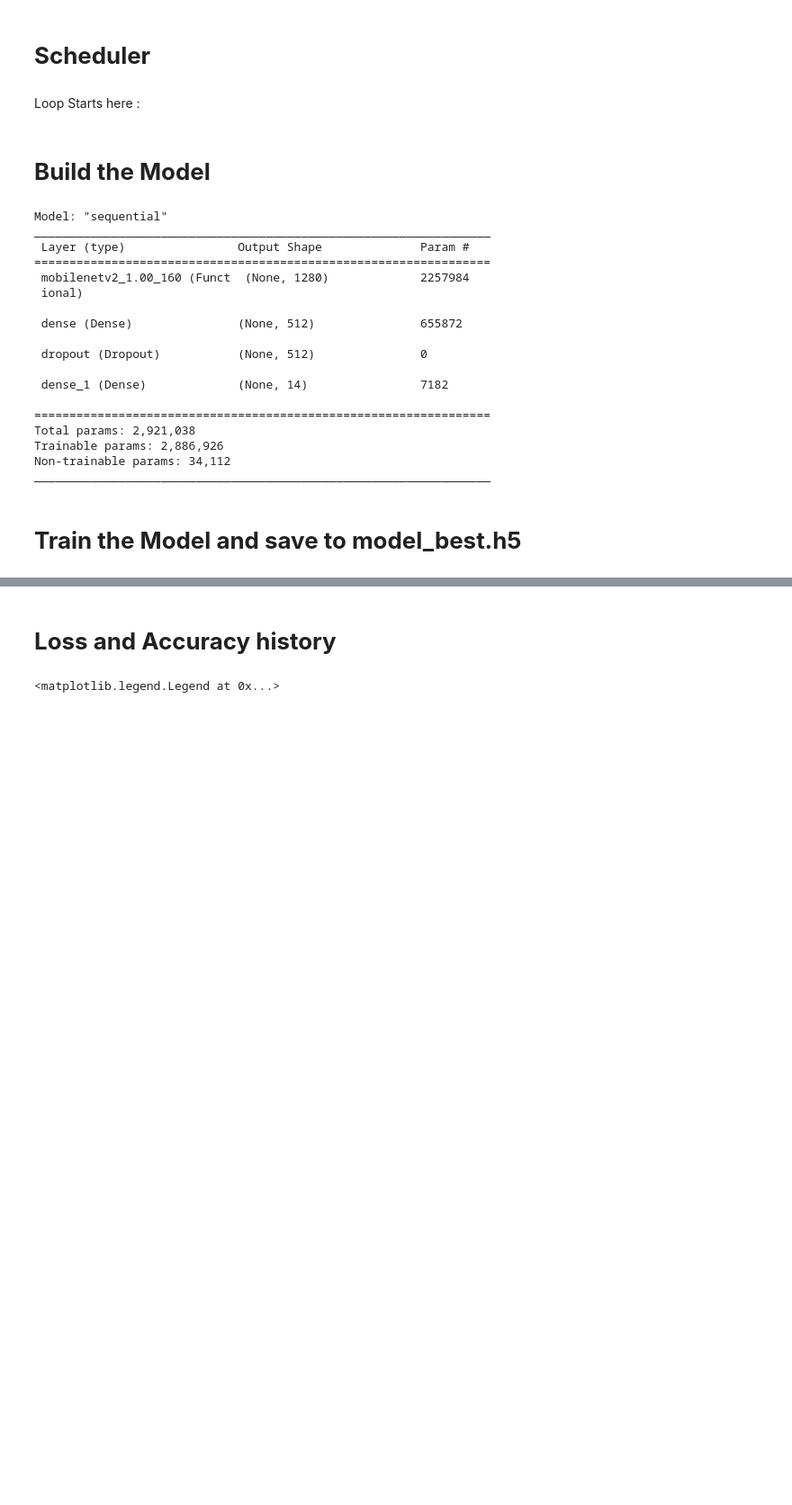
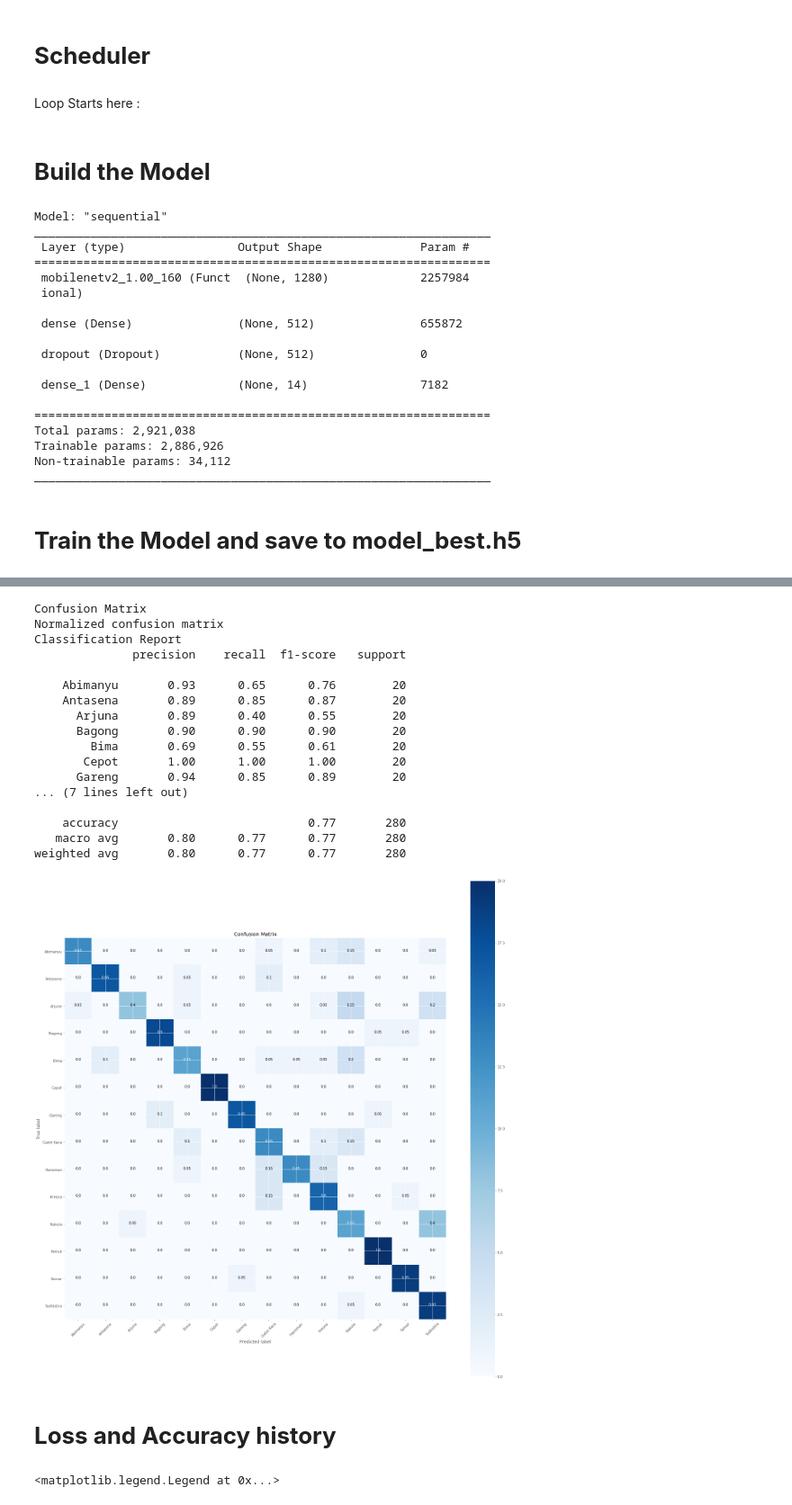
Before and after one commit to C22-PS292/Lakon, a Jupyter notebook: MachineLearning/Model.ipynb, the cells around one changed output, grey strips where cells are left out. Shown at 90% size. Cells and saved outputs as stored; diff of their text form; code cells hidden in the pictures; blank space fills up the shorter version.

Commit message:
added confusion matrix

```diff
--- a/MachineLearning/Model.ipynb
+++ b/MachineLearning/Model.ipynb
@@ -217,3 +227,78 @@ Epoch 100/100
+# %%
+#Plot the confusion matrix. Set Normalize = True/False
+
+def plot_confusion_matrix(cm, classes, normalize=True, title='Confusion matrix', cmap=plt.cm.Blues):
+    """
+    This function prints and plots the confusion matrix.
+    Normalization can be applied by setting `normalize=True`.
+    """
+    plt.figure(figsize=(20,20))
+
+    plt.imshow(cm, interpolation='nearest', cmap=cmap)
+    plt.title(title)
+    plt.colorbar()
+
+    tick_marks = np.arange(len(classes))
+    plt.xticks(tick_marks, classes, rotation=45)
+    plt.yticks(tick_marks, classes)
+
+    if normalize:
+        cm = cm.astype('float') / cm.sum(axis=1)[:, np.newaxis]
+        cm = np.around(cm, decimals=2)
+        cm[np.isnan(cm)] = 0.0
+        print("Normalized confusion matrix")
+    else:
+        print('Confusion matrix, without normalization')
+    thresh = cm.max() / 2.
+    for i, j in itertools.product(range(cm.shape[0]), range(cm.shape[1])):
+        plt.text(j, i, cm[i, j],
+                 horizontalalignment="center",
+                 color="white" if cm[i, j] > thresh else "black")
+    plt.tight_layout()
+    plt.ylabel('True label')
+    plt.xlabel('Predicted label')
+
+#Print the Target names
+from sklearn.metrics import classification_report, confusion_matrix
+import itertools
+#shuffle=False
+
+target_names = []
+for key in valid_generator.class_indices:
+    target_names.append(key)
+
+# print(target_names)
+
+#Confution Matrix
+
+Y_pred = model.predict_generator(valid_generator)
+y_pred = np.argmax(Y_pred, axis=1)
+print('Confusion Matrix')
+cm = confusion_matrix(valid_generator.classes, y_pred)
+plot_confusion_matrix(cm, target_names, title='Confusion Matrix')
+
+#Print Classification Report
+print('Classification Report')
+print(classification_report(valid_generator.classes, y_pred, target_names=target_names))
+# %% [output]
+Confusion Matrix
+Normalized confusion matrix
+Classification Report
+              precision    recall  f1-score   support
+
+    Abimanyu       0.93      0.65      0.76        20
+    Antasena       0.89      0.85      0.87        20
+      Arjuna       0.89      0.40      0.55        20
+      Bagong       0.90      0.90      0.90        20
+        Bima       0.69      0.55      0.61        20
+       Cepot       1.00      1.00      1.00        20
+      Gareng       0.94      0.85      0.89        20
+... (7 lines left out)
+
+    accuracy                           0.77       280
+   macro avg       0.80      0.77      0.77       280
+weighted avg       0.80      0.77      0.77       280
+[figure, added]
 # %% [markdown]
 # **Loss and Accuracy history**
 # %%
```
Also changed, not shown: parts of 1 cell of this notebook.
